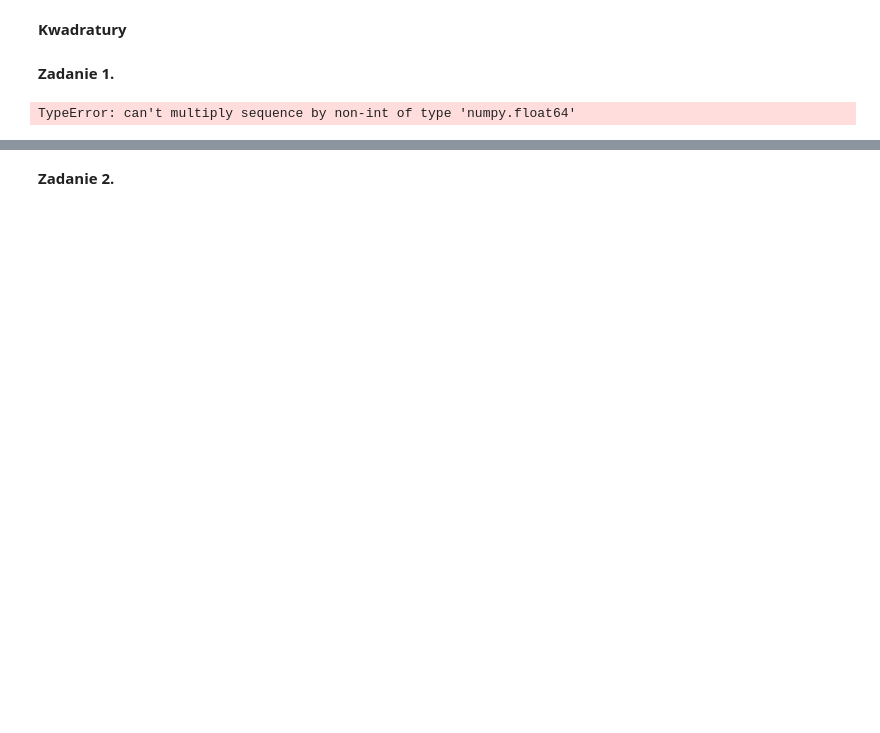
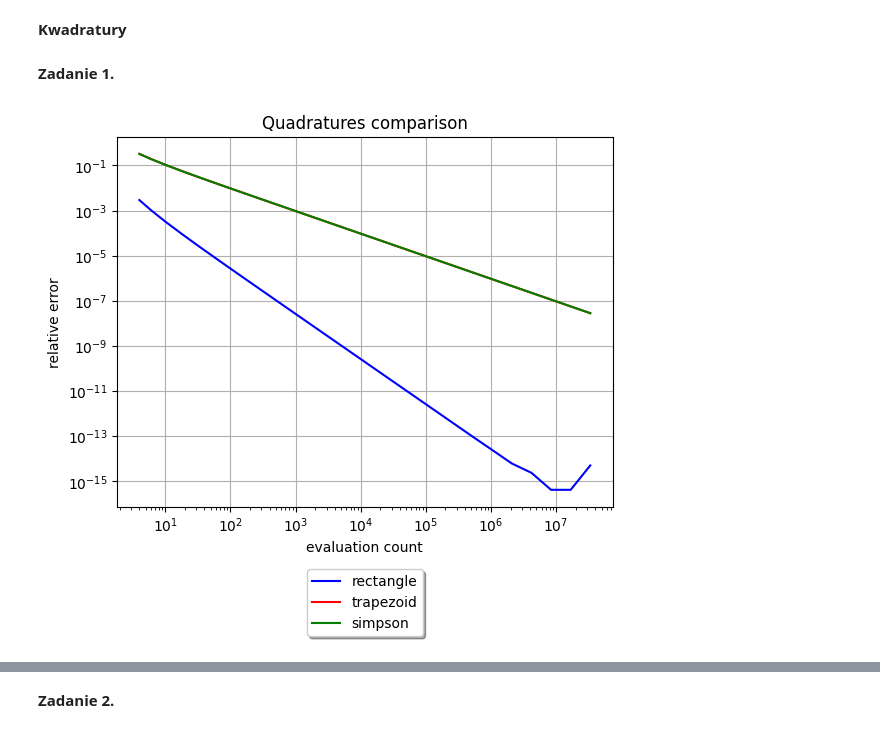
Before and after one commit to baramundi666/Computation-Methods-for-Science-and-Technology, a Jupyter notebook: lab-6/main.ipynb, the cells around one changed output, grey strips where cells are left out. Cells and saved outputs as stored; diff of their text form; code cells hidden in the pictures; blank space fills up the shorter version.

```diff
--- a/lab-6/main.ipynb
+++ b/lab-6/main.ipynb
@@ -30,25 +9,48 @@ simpson = np.vectorize(simpson, excluded=['f', 'a', 'b'])
+# %%
+# Data
+f = np.vectorize(lambda x: 4/(1+x**2))
+true_value = np.pi
+a, b = 0.0, 1.0
+
+# Quadratures
+def trapezoid(y, x):
+    return scipy.integrate.trapezoid(y=y, x=x)
+
+def simpson(y, x):
+    return scipy.integrate.simpson(y=y, x=x)
 # %%
-m_range = np.array(range(1, 15))
+m_range = np.array(range(1, 26))
+
+rectangle_values = []
+trapezoid_values = []
+simpson_values = []
 
 # Calculations
-rectangle_values = rectangle(f, a, b, 2**m_range+1)
-trapezoid_values = trapezoid(f, a, b, 2**m_range+1)
-simpson_values = simpson(f, a, b, 2**m_range+1)
+for m in m_range:
+    n = 2**m+1
+    h = (b-a)/n
+    x = [a + h*(i + 0.5) for i in range(n)]
+    y = f(x)
+    rectangle_values += [np.sum(h*y)]
+    trapezoid_values += [trapezoid(y, x)]
+    simpson_values += [simpson(y, x)]
 
-print(simpson_values)
+errors_rect = np.array(np.abs(true_value-np.array(rectangle_values))/true_value)
+errors_trap = np.array(np.abs(true_value-np.array(trapezoid_values))/true_value)
+errors_simp = np.array(np.abs(true_value-np.array(simpson_values))/true_value)
 
 # Plot
 plt.title("Quadratures comparison")
-plt.plot((b-a)/(2**m_range+1)+1, np.array(np.abs(np.pi-np.array(rectangle_values))/np.pi), color='blue', label='rectangle')
-plt.plot((b-a)/(2**m_range+1)+1, np.array(np.abs(np.pi-np.array(trapezoid_values))/np.pi), color='red', label='trapezoid')
-plt.plot((b-a)/(2**m_range+1)+1, np.array(np.abs(np.pi-np.array(simpson_values))/np.pi), color='green', label='simpson')
+plt.plot((2**m_range+1)/(b-a) + 1, errors_rect, color='blue', label='rectangle')
+plt.plot((2**m_range+1)/(b-a) + 1, errors_trap, color='red', label='trapezoid')
+plt.plot((2**m_range+1)/(b-a) + 1, errors_simp, color='green', label='simpson')
 plt.xscale('log')
 plt.yscale('log')
-plt.xlabel('x')
-plt.ylabel('y')
+plt.xlabel('evaluation count')
+plt.ylabel('relative error')
 plt.legend(loc='upper center', bbox_to_anchor=(0.5, -0.15),
           fancybox=True, shadow=True, ncol=1)
 plt.grid()
 plt.show()
 # %% [output]
-TypeError: can't multiply sequence by non-int of type 'numpy.float64'
+[figure, added]
```
Also changed, not shown: parts of 3 cells of this notebook, 3 other files.
